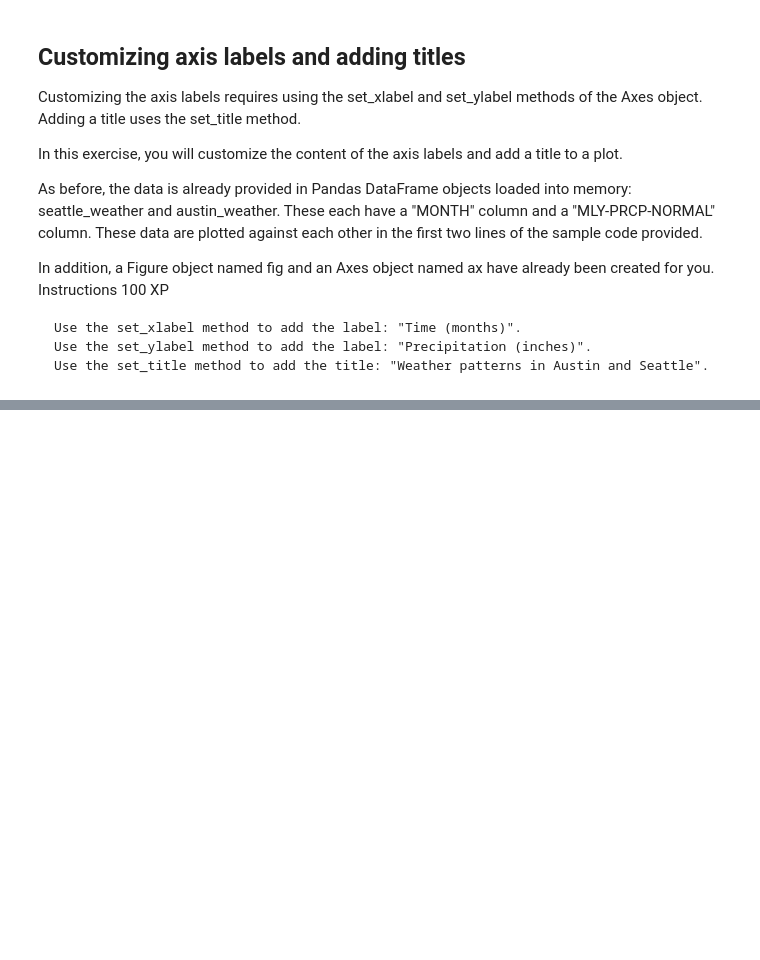
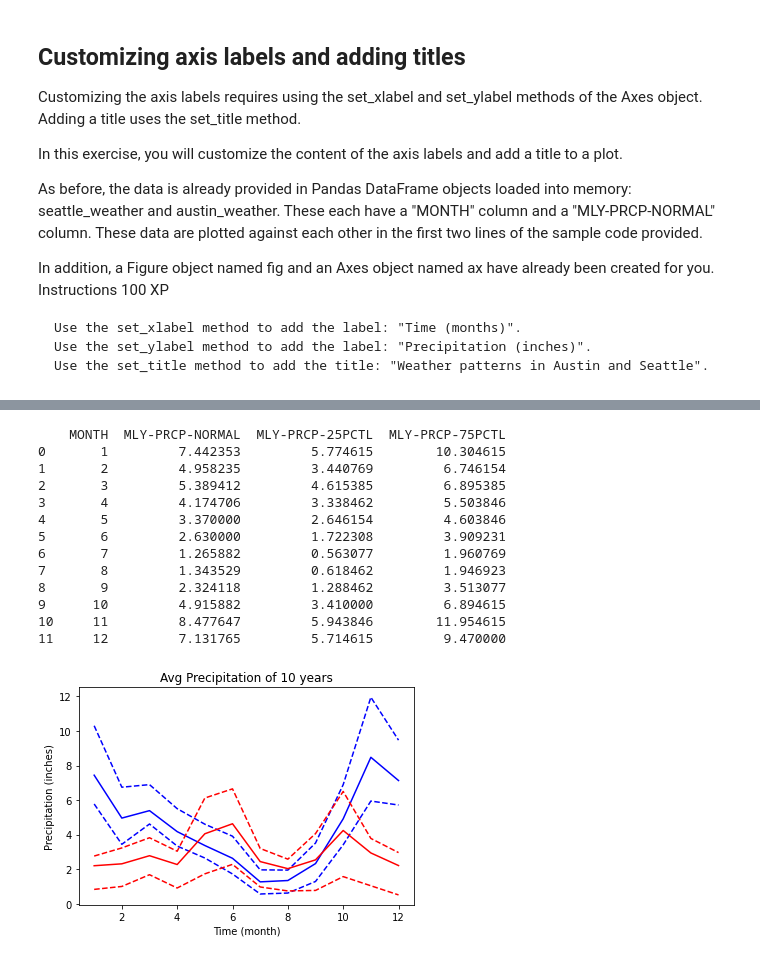
Before and after one commit to johnhhu2020/DataCamp-Data-Scientist-with-Python-Track, a Jupyter notebook: DataCamp Introduction to Data Visualization with Matplotlib.ipynb, the cells around one changed output, grey strips where cells are left out. Cells and saved outputs as stored; diff of their text form; code cells hidden in the pictures; blank space fills up the shorter version.

```diff
--- a/DataCamp Introduction to Data Visualization with Matplotlib.ipynb
+++ b/DataCamp Introduction to Data Visualization with Matplotlib.ipynb
@@ -423,0 +457,70 @@ ax.set_xlabel('Bonjour this is xlabel')
+# %%
+import pandas as pd
+import numpy as np
+import matplotlib.pyplot as plt
+
+
+
+seattle_weather = pd.read_csv('seattle_weather.csv')
+#print(seattle_weather.sample(7))
+#print(seattle_weather.columns)
+
+seattle=pd.DataFrame()
+
+seattle['MONTH'] = seattle_weather.groupby('DATE')['DATE'].transform(lambda x: round(x.mean()))
+seattle['MLY-PRCP-NORMAL'] = seattle_weather.groupby('DATE')['MLY-PRCP-NORMAL'].transform(lambda x: x.mean())
+seattle['MLY-PRCP-25PCTL'] = seattle_weather.groupby('DATE')['MLY-PRCP-25PCTL'].transform(lambda x: x.mean())
+seattle['MLY-PRCP-75PCTL'] = seattle_weather.groupby('DATE')['MLY-PRCP-75PCTL'].transform(lambda x: x.mean())
+
+seattle.drop_duplicates(inplace=True)
+
+print(seattle.head(15))
+
+
+austin_weather = pd.read_csv('austin_weather.csv')
+
+austin = pd.DataFrame()
+austin['MONTH'] = austin_weather.groupby('DATE')['DATE'].transform(lambda x: round(x.mean()))
+austin['MLY-PRCP-NORMAL'] = austin_weather.groupby('DATE')['MLY-PRCP-NORMAL'].transform(lambda x: x.mean())
+austin['MLY-PRCP-25PCTL'] = austin_weather.groupby('DATE')['MLY-PRCP-25PCTL'].transform(lambda x: x.mean())
+austin['MLY-PRCP-75PCTL'] = austin_weather.groupby('DATE')['MLY-PRCP-75PCTL'].transform(lambda x: x.mean())
+
+
+
+fig, ax = plt.subplots()
+
+
+ax.set_title('Avg Precipitation of 10 years')
+ax.set_xlabel('Time (month)')
+ax.set_ylabel('Precipitation (inches)')
+
+
+ax.plot(seattle['MONTH'], seattle['MLY-PRCP-NORMAL'], color='b')
+
+ax.plot(seattle['MONTH'], seattle['MLY-PRCP-25PCTL'], linestyle='--', color='b')
+ax.plot(seattle['MONTH'], seattle['MLY-PRCP-75PCTL'], linestyle='--', color='b')
+
+
+
+ax.plot(austin['MONTH'], austin['MLY-PRCP-NORMAL'], color='r')
+
+ax.plot(austin['MONTH'], austin['MLY-PRCP-25PCTL'], linestyle='--', color='r')
+ax.plot(austin['MONTH'], austin['MLY-PRCP-75PCTL'], linestyle='--', color='r')
+
+
+plt.show()
+# %% [output]
+    MONTH  MLY-PRCP-NORMAL  MLY-PRCP-25PCTL  MLY-PRCP-75PCTL
+0       1         7.442353         5.774615        10.304615
+1       2         4.958235         3.440769         6.746154
+2       3         5.389412         4.615385         6.895385
+3       4         4.174706         3.338462         5.503846
+4       5         3.370000         2.646154         4.603846
+5       6         2.630000         1.722308         3.909231
+6       7         1.265882         0.563077         1.960769
+7       8         1.343529         0.618462         1.946923
+8       9         2.324118         1.288462         3.513077
+9      10         4.915882         3.410000         6.894615
+10     11         8.477647         5.943846        11.954615
+11     12         7.131765         5.714615         9.470000
+[figure, added]
```
Also changed, not shown: parts of 11 cells of this notebook.
